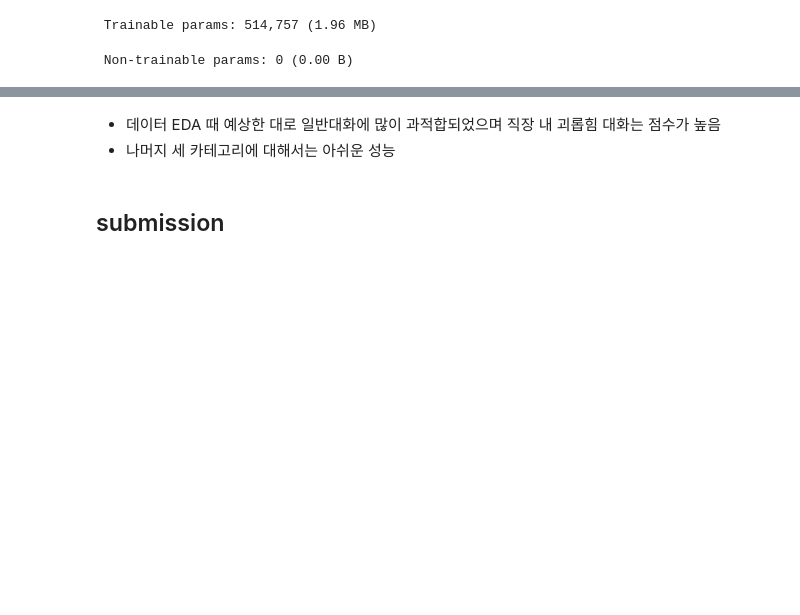
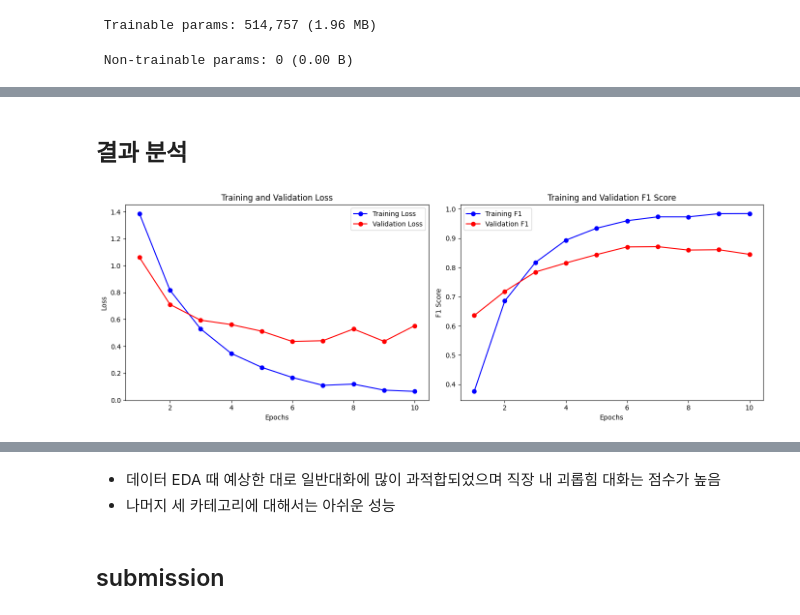
Before and after one commit to bth0114/AIFFEL_DLThon_DKTC_online13, a Jupyter notebook: notebooks/jiwoong/baseline.ipynb, the cells around one changed output, grey strips where cells are left out. Cells and saved outputs as stored; diff of their text form; code cells hidden in the pictures; blank space fills up the shorter version.

```diff
--- a/notebooks/jiwoong/baseline.ipynb
+++ b/notebooks/jiwoong/baseline.ipynb
@@ -191,3 +184,38 @@ Early stopping at epoch 13
+# %% [markdown]
+## 결과 분석
+# %%
+# 그래프를 출력하는 함수
+def plot_training_history(history):
+    history_dict = history.history
+    epochs = range(1, len(history_dict['loss']) + 1)
+
+    plt.figure(figsize=(14, 5))
+
+    # Loss plot
+    plt.subplot(1, 2, 1)
+    plt.plot(epochs, history_dict['loss'], 'bo-', label='Training Loss')
+    plt.plot(epochs, history_dict['val_loss'], 'ro-', label='Validation Loss')
+    plt.title('Training and Validation Loss')
+    plt.xlabel('Epochs')
+    plt.ylabel('Loss')
+    plt.legend()
+
+    # F1Score plot
+    if 'f1' in history_dict and 'val_f1' in history_dict:
+        plt.subplot(1, 2, 2)
+        plt.plot(epochs, history_dict['f1'], 'bo-', label='Training F1')
+        plt.plot(epochs, history_dict['val_f1'], 'ro-', label='Validation F1')
+        plt.title('Training and Validation F1 Score')
+        plt.xlabel('Epochs')
+        plt.ylabel('F1 Score')
+        plt.legend()
+
+    plt.tight_layout()
+    plt.show()
+# %%
+plot_training_history(history)
+# %% [output]
+[figure, added]
 # %%
 from sklearn.metrics import classification_report, confusion_matrix
 
```
Also changed, not shown: parts of 11 cells of this notebook.
